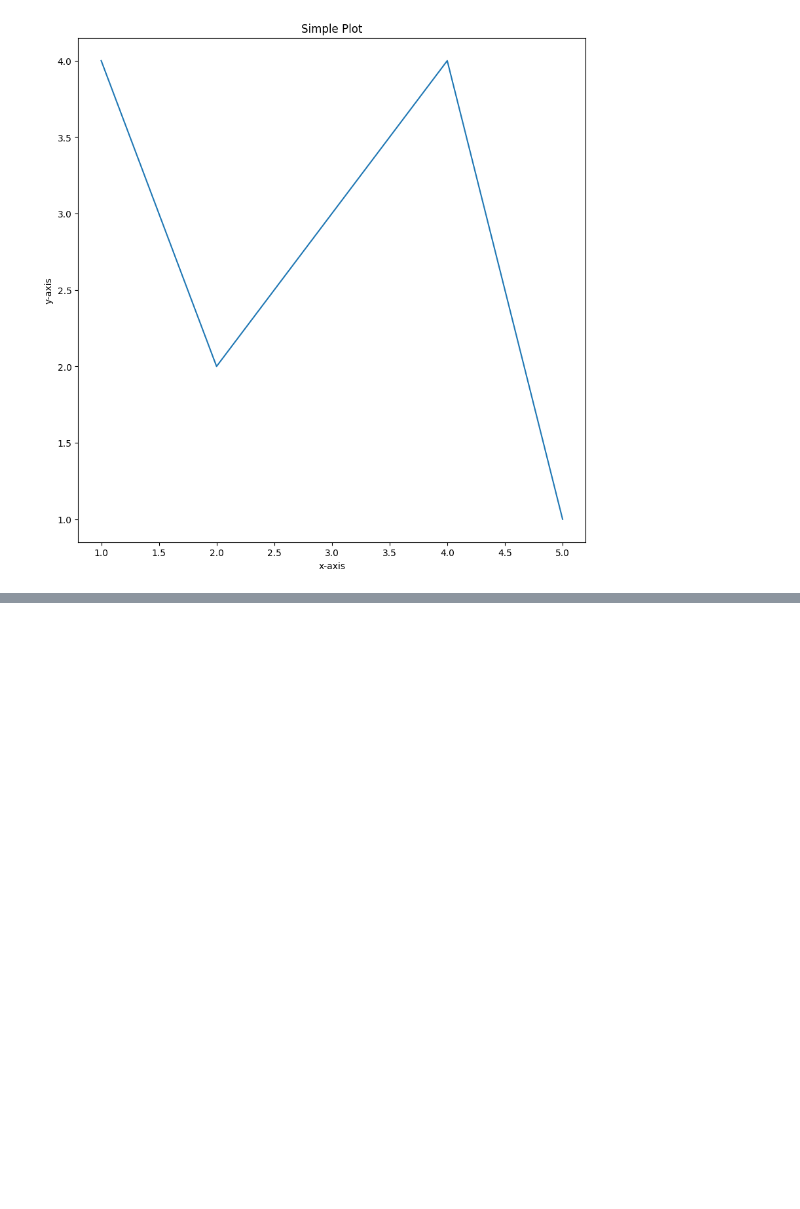
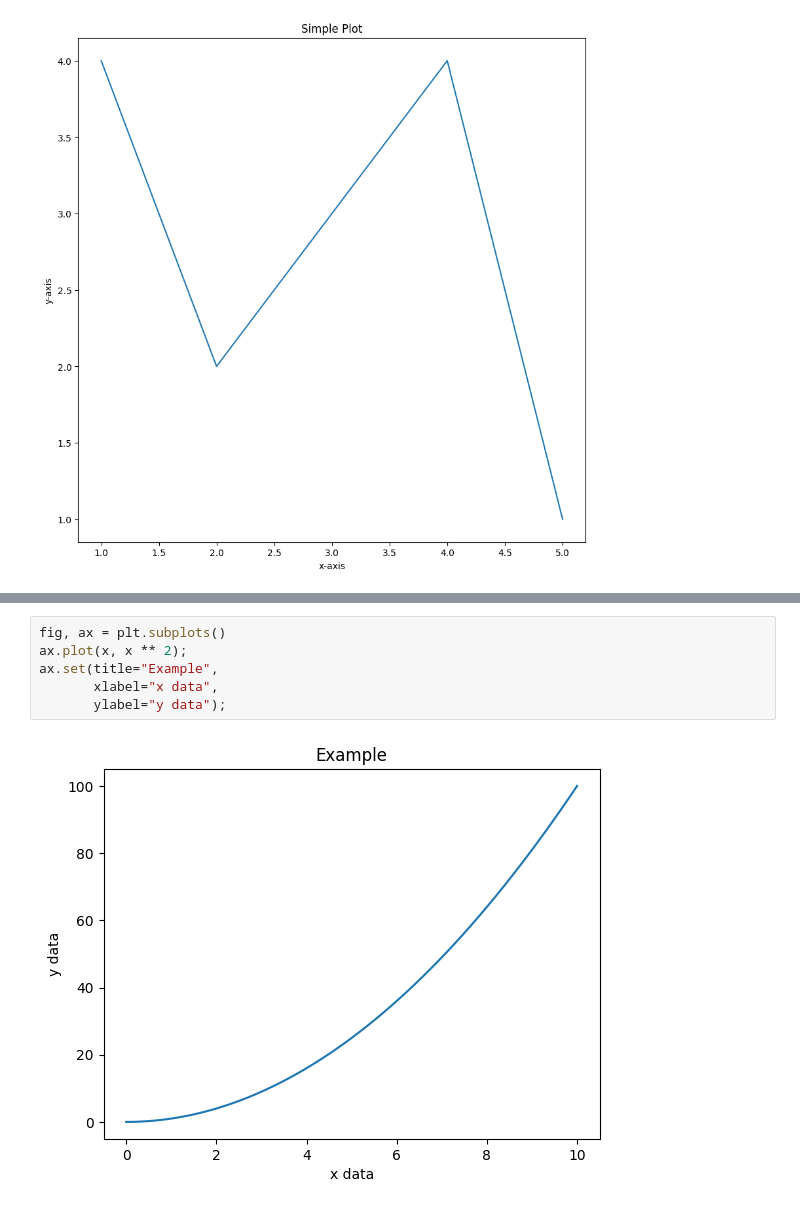
Before and after one commit to codekalimi/zero-to-mastery-ml, a Jupyter notebook: section-matplotlib/intro-matplotlib.ipynb, the cells around one changed output, grey strips where cells are left out. Drawn from its saved outputs; the diff is of its cells as text; blank space fills up the shorter version.

```diff
--- a/section-matplotlib/intro-matplotlib.ipynb
+++ b/section-matplotlib/intro-matplotlib.ipynb
@@ -88,0 +130,8 @@ fig.savefig("../images/sample-plot-created.png")
+# %%
+fig, ax = plt.subplots()
+ax.plot(x, x ** 2);
+ax.set(title="Example",
+       xlabel="x data",
+       ylabel="y data");
+# %% [output]
+[figure, added]
```
Also changed, not shown: parts of 15 cells of this notebook.
